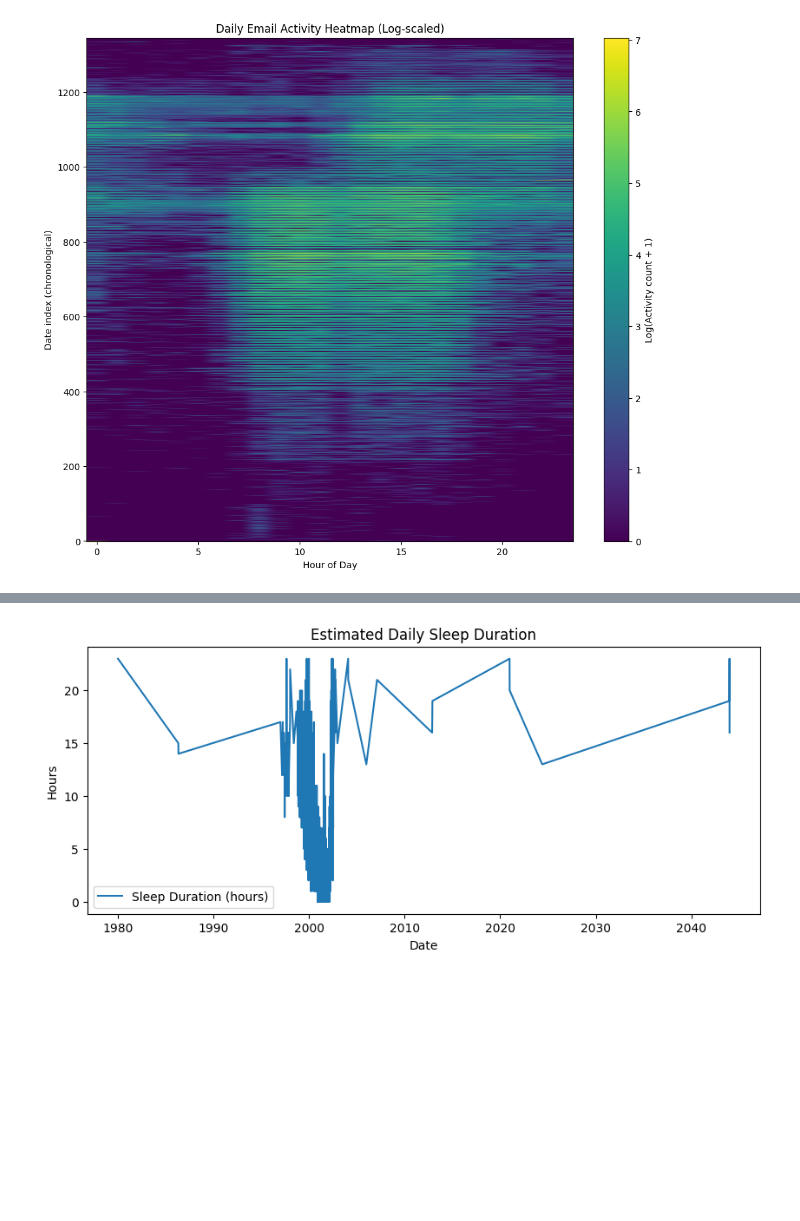
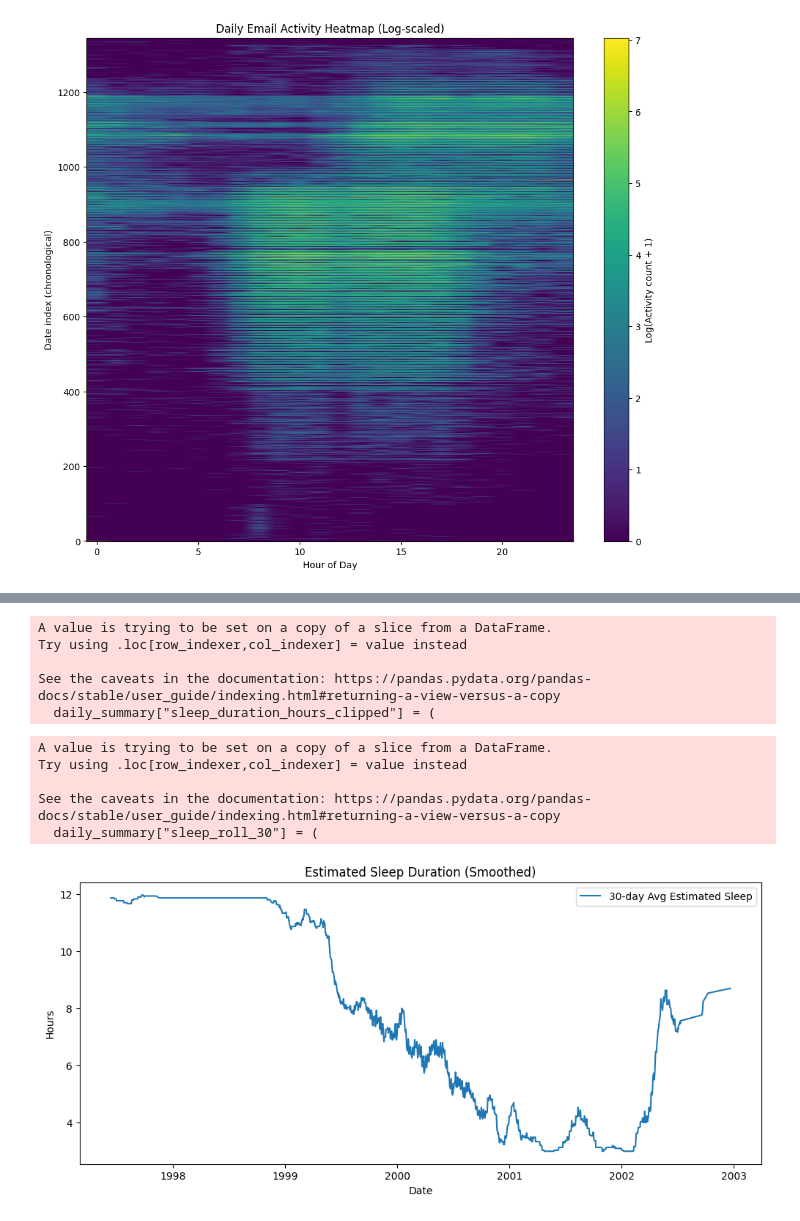
Before and after one commit to mems250005048-wq/TIMEsTAMP, a Jupyter notebook: Untitled4.ipynb, the cells around one changed output, grey strips where cells are left out. Saved outputs shown, nothing was run; the diff lists cells and outputs as text; code cells hidden in the pictures; blank space fills up the shorter version.

```diff
--- a/Untitled4.ipynb
+++ b/Untitled4.ipynb
@@ -287 +290,6 @@ plt.show()
+# %%
+daily_summary = daily_summary[
+    (daily_summary["date"] >= pd.to_datetime("1995-01-01").date()) &
+    (daily_summary["date"] <= pd.to_datetime("2003-12-31").date())
+]
 # %%
@@ -299,0 +318,12 @@ plt.show()
+# %%
+daily_summary["start_roll"] = daily_summary["start_hour"].rolling(30).mean()
+daily_summary["end_roll"] = daily_summary["end_hour"].rolling(30).mean()
+
+plt.figure(figsize=(12, 5))
+plt.plot(daily_summary["date"], daily_summary["start_roll"], label="Start Hour (30d avg)")
+plt.plot(daily_summary["date"], daily_summary["end_roll"], label="End Hour (30d avg)")
+plt.xlabel("Date")
+plt.ylabel("Hour")
+plt.title("Smoothed Daily Activity Window")
+plt.legend()
+plt.show()
@@ -300,16 +342,37 @@ plt.show()
+# %%
+daily_summary["sleep_duration_hours_clipped"] = (
+    daily_summary["sleep_duration_hours"]
+    .clip(lower=3, upper=12)
+)
+# %% [output]
+A value is trying to be set on a copy of a slice from a DataFrame.
+Try using .loc[row_indexer,col_indexer] = value instead
+
+See the caveats in the documentation: https://pandas.pydata.org/pandas-docs/stable/user_guide/indexing.html#returning-a-view-versus-a-copy
+  daily_summary["sleep_duration_hours_clipped"] = (
+# %%
+daily_summary["sleep_roll_30"] = (
+    daily_summary["sleep_duration_hours_clipped"]
+    .rolling(30)
+    .mean()
+)
+# %% [output]
+A value is trying to be set on a copy of a slice from a DataFrame.
+Try using .loc[row_indexer,col_indexer] = value instead
+
+See the caveats in the documentation: https://pandas.pydata.org/pandas-docs/stable/user_guide/indexing.html#returning-a-view-versus-a-copy
+  daily_summary["sleep_roll_30"] = (
 # %%
-plt.figure(figsize=(10, 4))
-
+plt.figure(figsize=(12, 5))
 plt.plot(
     daily_summary["date"],
-    daily_summary["sleep_duration_hours"],
-    label="Sleep Duration (hours)"
+    daily_summary["sleep_roll_30"],
+    label="30-day Avg Estimated Sleep"
 )
-
 plt.xlabel("Date")
 plt.ylabel("Hours")
-plt.title("Estimated Daily Sleep Duration")
+plt.title("Estimated Sleep Duration (Smoothed)")
 plt.legend()
 plt.show()
 # %% [output]
-[figure, old version]
+[figure, new version]
```
Also changed, not shown: parts of 13 cells of this notebook.
